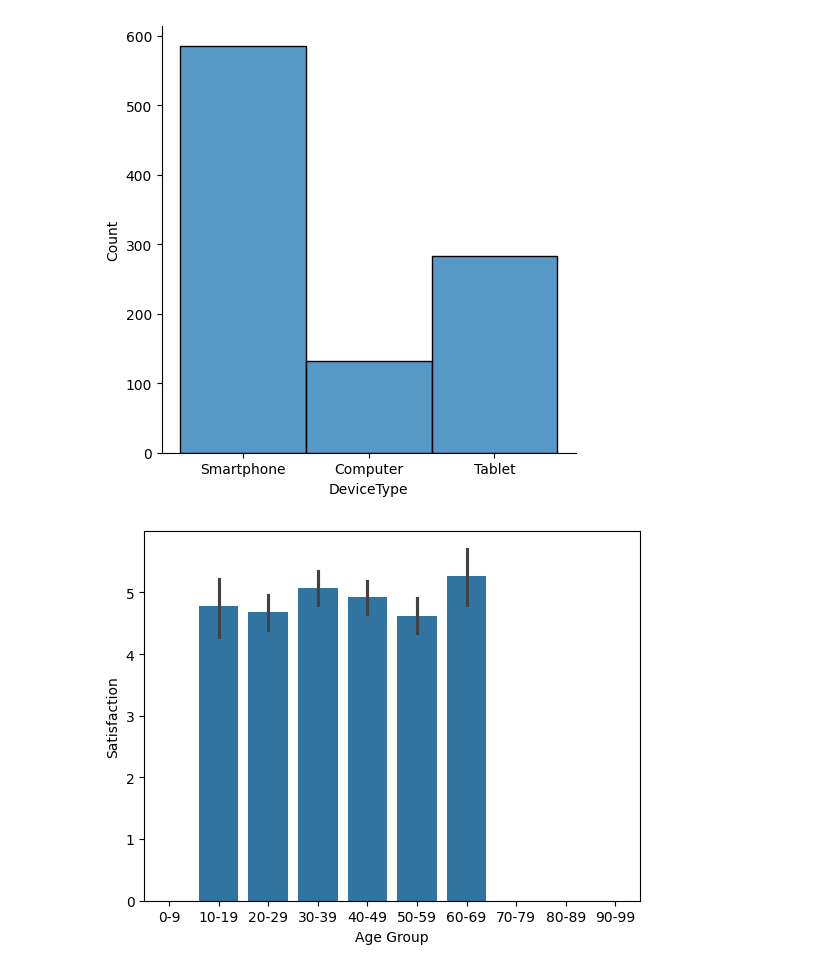
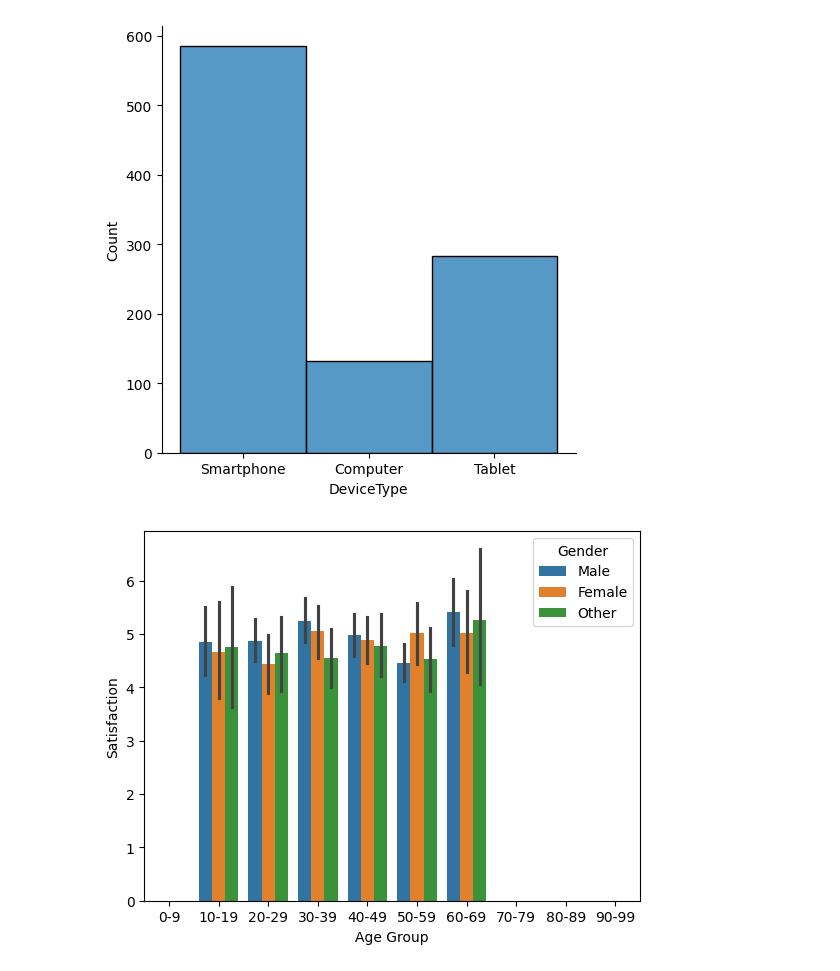
Before and after one commit to khelifaYacine/Menace-des-r-seaux-sociaux-, a Jupyter notebook: EDA_Temps_perdu_reseaux_sociaux.ipynb, the cells around one changed output. Saved outputs shown, nothing was run; the diff lists cells and outputs as text; code cells hidden in the pictures.

Commit message:
Satisfaction et genre

```diff
--- a/EDA_Temps_perdu_reseaux_sociaux.ipynb
+++ b/EDA_Temps_perdu_reseaux_sociaux.ipynb
@@ -161,8 +161,8 @@ sns.displot(data=df, x= "DeviceType") ;
 [figure]
 # %%
 # Satisfaction
-sns.barplot (df, x= "Age Group",y= "Satisfaction");
+sns.barplot (df, x= "Age Group",y= "Satisfaction", hue= "Gender");
 # %% [output]
-[figure, old version]
+[figure, new version]
 # %%
 # Video Category
```
